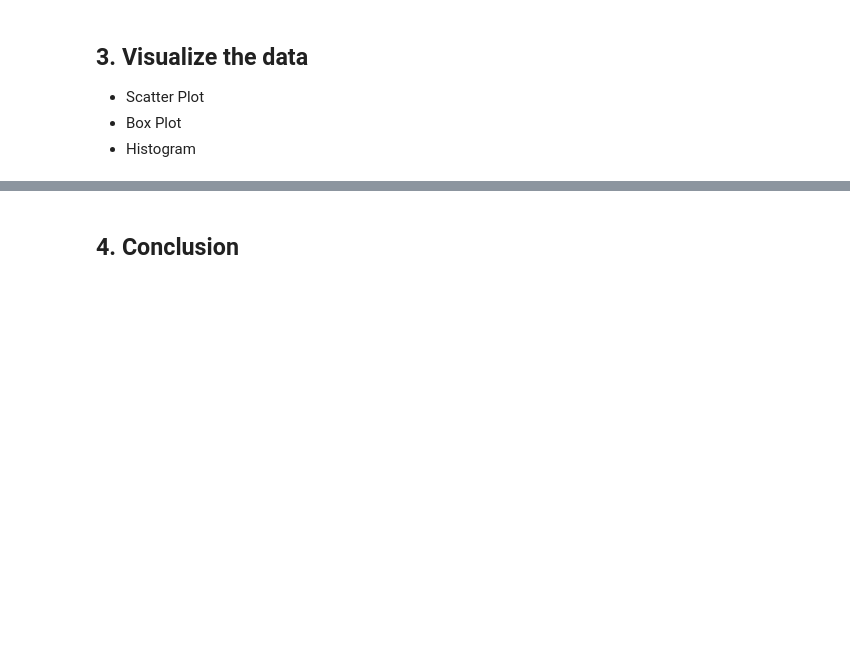
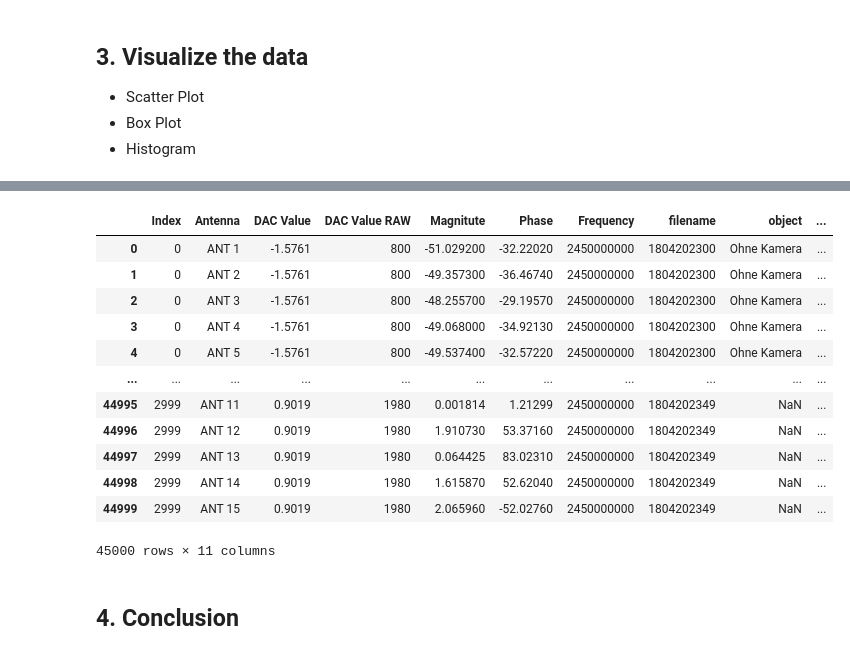
Before and after one commit to yhfrds/data-science-and-machine-learning-1, a Jupyter notebook: Lab 1/DS_ML_I_P1b.ipynb, the cells around one changed output, grey strips where cells are left out. Cells and saved outputs as stored; diff of their text form; code cells hidden in the pictures; blank space fills up the shorter version.

```diff
--- a/Lab 1/DS_ML_I_P1b.ipynb
+++ b/Lab 1/DS_ML_I_P1b.ipynb
@@ -162,0 +172,5 @@ df_missing
+# %%
+antenna_df = df.loc[:,df.columns.get_level_values(0).str.startswith('ANT')]
+antenna_df = antenna_df.stack(level=0, future_stack=True).reset_index()
+antenna_df.rename(columns={'level_0':'Index', 'level_1':'Antenna'}, inplace=True)
+antenna_df
@@ -162,0 +191,4 @@ df_missing
+# %%
+object_details_df = df.loc[:,~df.columns.get_level_values(0).str.startswith('ANT')]
+object_details_df.columns = object_details_df.columns.droplevel(level=1)
+object_details_df
@@ -163,2 +209,19 @@ df_missing
+# %%
+final_df = antenna_df.merge(object_details_df, how='left', left_on='Index', right_index=True)
+final_df
+# %% [output]
+|  | Index | Antenna | DAC Value | DAC Value RAW | Magnitute | Phase | Frequency | filename | object | ... |
+| 0 | 0 | ANT 1 | -1.5761 | 800 | -51.029200 | -32.22020 | 2450000000 | 1804202300 | Ohne Kamera | ... |
+| 1 | 0 | ANT 2 | -1.5761 | 800 | -49.357300 | -36.46740 | 2450000000 | 1804202300 | Ohne Kamera | ... |
+| 2 | 0 | ANT 3 | -1.5761 | 800 | -48.255700 | -29.19570 | 2450000000 | 1804202300 | Ohne Kamera | ... |
+| 3 | 0 | ANT 4 | -1.5761 | 800 | -49.068000 | -34.92130 | 2450000000 | 1804202300 | Ohne Kamera | ... |
+| 4 | 0 | ANT 5 | -1.5761 | 800 | -49.537400 | -32.57220 | 2450000000 | 1804202300 | Ohne Kamera | ... |
+| ... | ... | ... | ... | ... | ... | ... | ... | ... | ... | ... |
+| 44995 | 2999 | ANT 11 | 0.9019 | 1980 | 0.001814 | 1.21299 | 2450000000 | 1804202349 | NaN | ... |
+| 44996 | 2999 | ANT 12 | 0.9019 | 1980 | 1.910730 | 53.37160 | 2450000000 | 1804202349 | NaN | ... |
+| 44997 | 2999 | ANT 13 | 0.9019 | 1980 | 0.064425 | 83.02310 | 2450000000 | 1804202349 | NaN | ... |
+| 44998 | 2999 | ANT 14 | 0.9019 | 1980 | 1.615870 | 52.62040 | 2450000000 | 1804202349 | NaN | ... |
+| 44999 | 2999 | ANT 15 | 0.9019 | 1980 | 2.065960 | -52.02760 | 2450000000 | 1804202349 | NaN | ... |
+45000 rows × 11 columns
 # %% [markdown]
 ## 4. Conclusion
```
Also changed, not shown: parts of 32 cells of this notebook, 2 other files.
